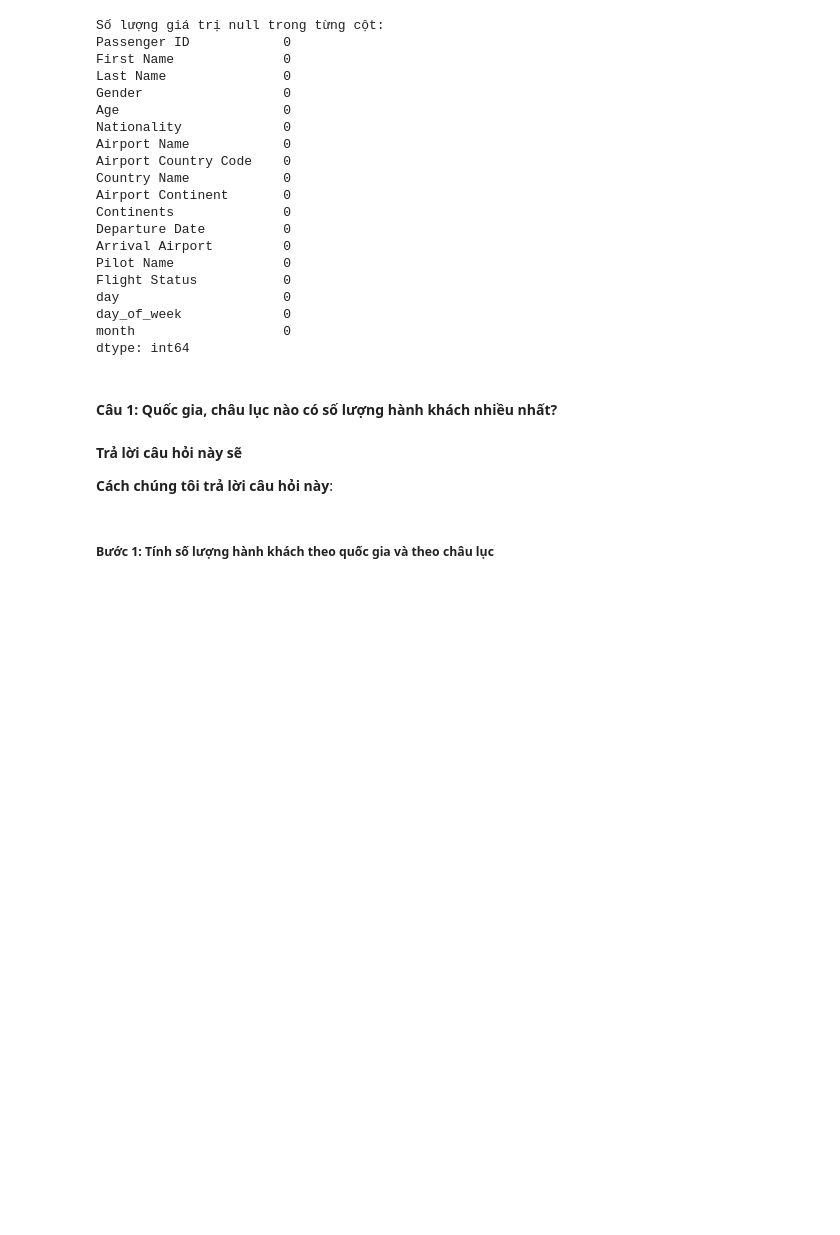
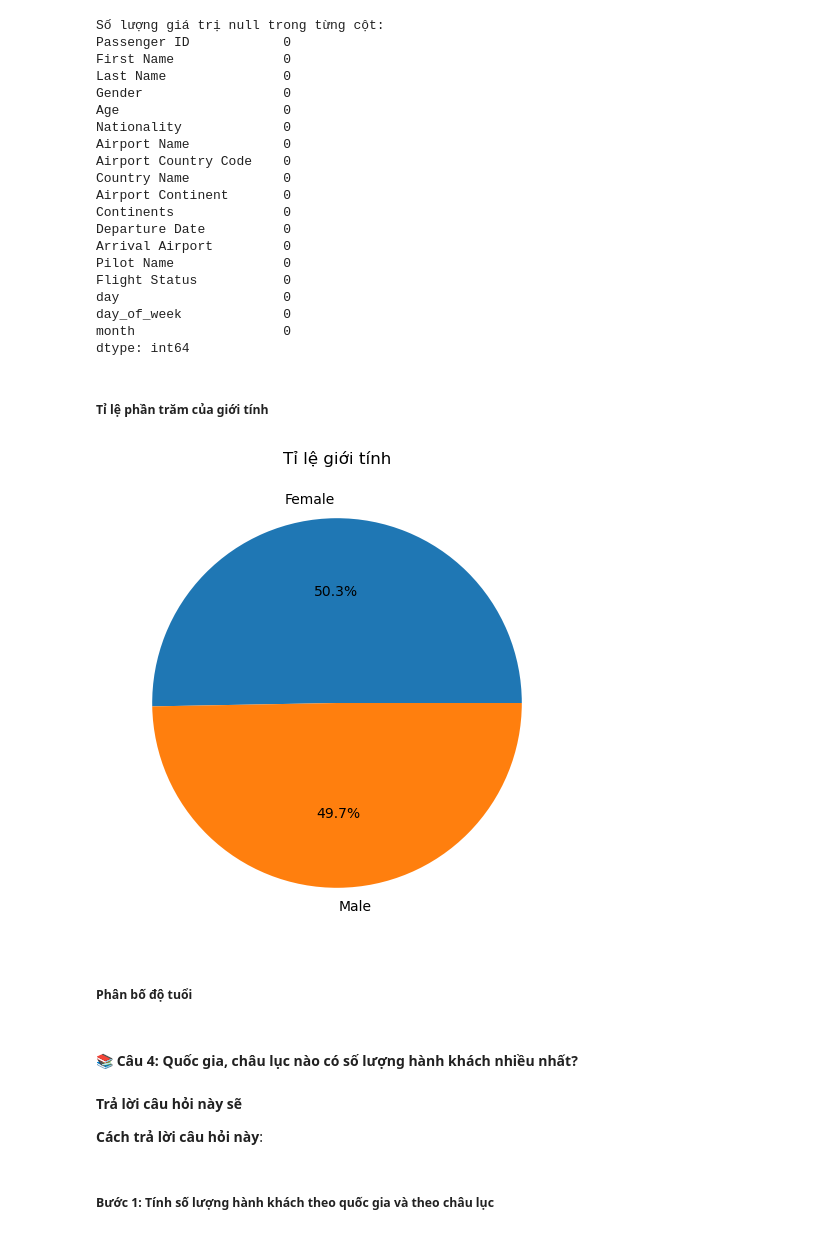
Before and after one commit to BaoDias2505/ProgramingForDataScience, a Jupyter notebook: 21127221_21127583.ipynb, the cells around one changed output. Saved outputs shown, nothing was run; the diff lists cells and outputs as text; code cells hidden in the pictures; blank space fills up the shorter version.

Commit message:
edit exploring data

```diff
--- a/21127221_21127583.ipynb
+++ b/21127221_21127583.ipynb
@@ -344,13 +386,27 @@ day                     0
 day_of_week             0
 month                   0
 dtype: int64
+# %% [markdown]
+##### Tỉ lệ phần trăm của giới tính
+# %%
+values= data["Gender"].value_counts()
+labels= data["Gender"].unique()
+
+fig, ax = plt.subplots(figsize=(8, 6))
+ax.pie(values, labels=labels, autopct = '%1.1f%%')
+ax.set_title('Tỉ lệ giới tính')
+plt.show()
+# %% [output]
+[figure, added]
+# %% [markdown]
+##### Phân bố độ tuổi
 # %% [markdown]
-#### Câu 1: Quốc gia, châu lục nào có số lượng hành khách nhiều nhất?
+#### 📚 Câu 4: Quốc gia, châu lục nào có số lượng hành khách nhiều nhất?
 # %% [markdown]
 **Trả lời câu hỏi này sẽ**
 
 
-**Cách chúng tôi trả lời câu hỏi này**:
+**Cách trả lời câu hỏi này**:
 # %% [markdown]
 ##### Bước 1: Tính số lượng hành khách theo quốc gia và theo châu lục
 # %%
```
Also changed, not shown: parts of 35 cells of this notebook.
